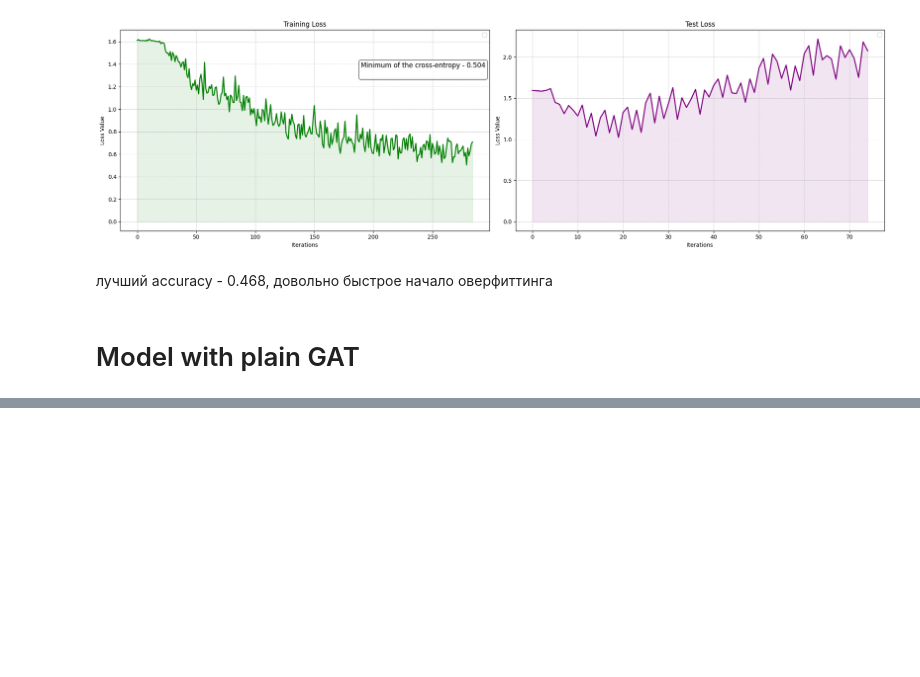
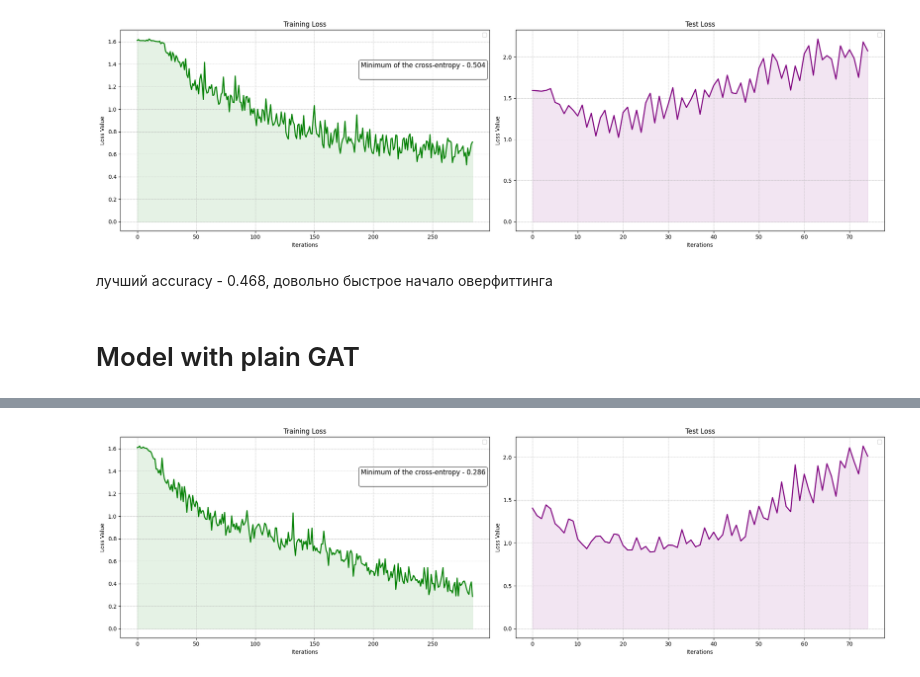
Before and after one commit to trueuser3/Graph-Neural-Networks-for-Text-Classification, a Jupyter notebook: Text_Classification.ipynb, the cells around one changed output, grey strips where cells are left out. Cells and saved outputs as stored; diff of their text form; code cells hidden in the pictures; blank space fills up the shorter version.

```diff
--- a/Text_Classification.ipynb
+++ b/Text_Classification.ipynb
@@ -571,0 +617,3 @@ Epoch: 1 | train avg loss:  1.610 | test avg loss:  1.607 | test accuracy: 0.218
+# %%
+make_plot(train_loss_full, test_loss_full)
+# %% [output]
@@ -571,0 +622 @@ Epoch: 1 | train avg loss:  1.610 | test avg loss:  1.607 | test accuracy: 0.218
+[figure, added]
```
Also changed, not shown: parts of 13 cells of this notebook.
